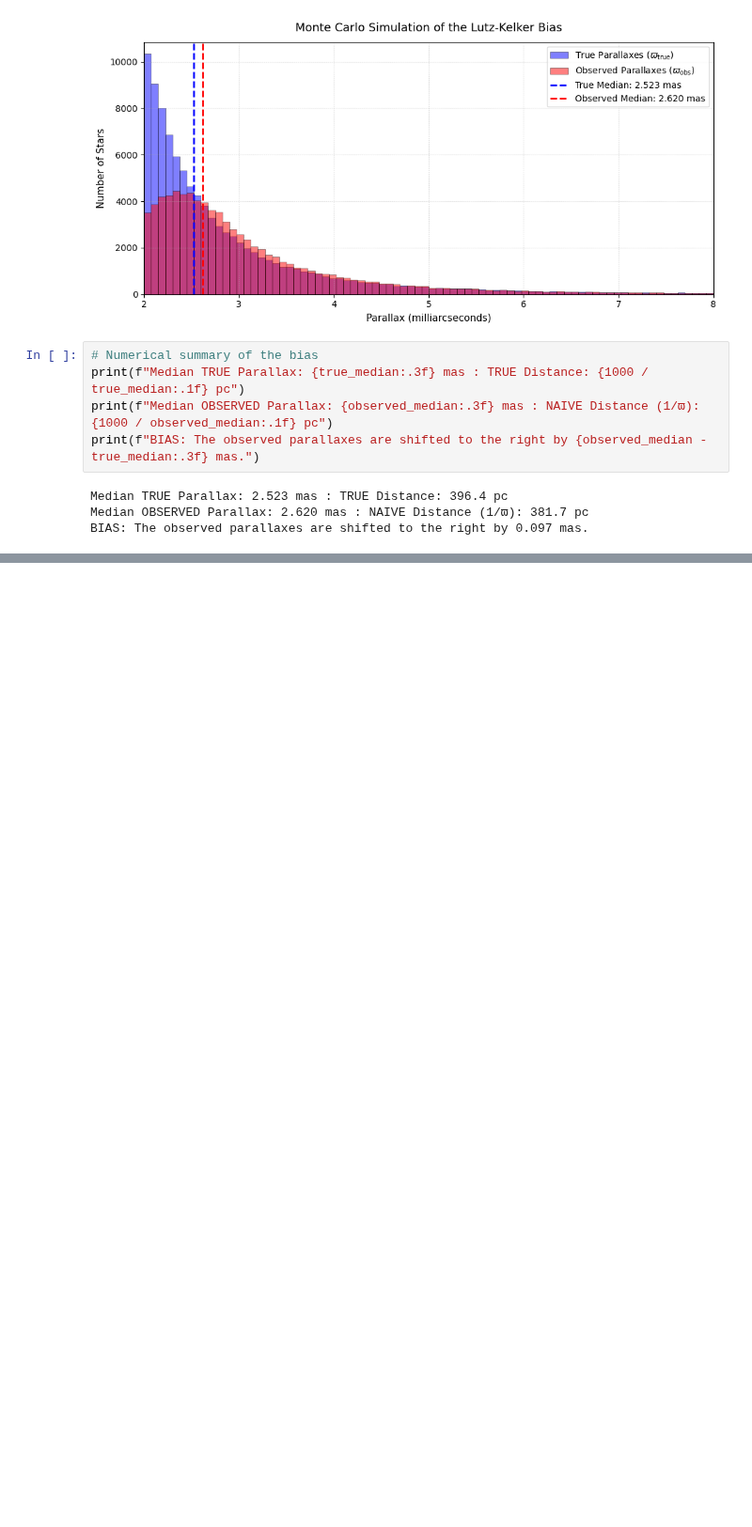
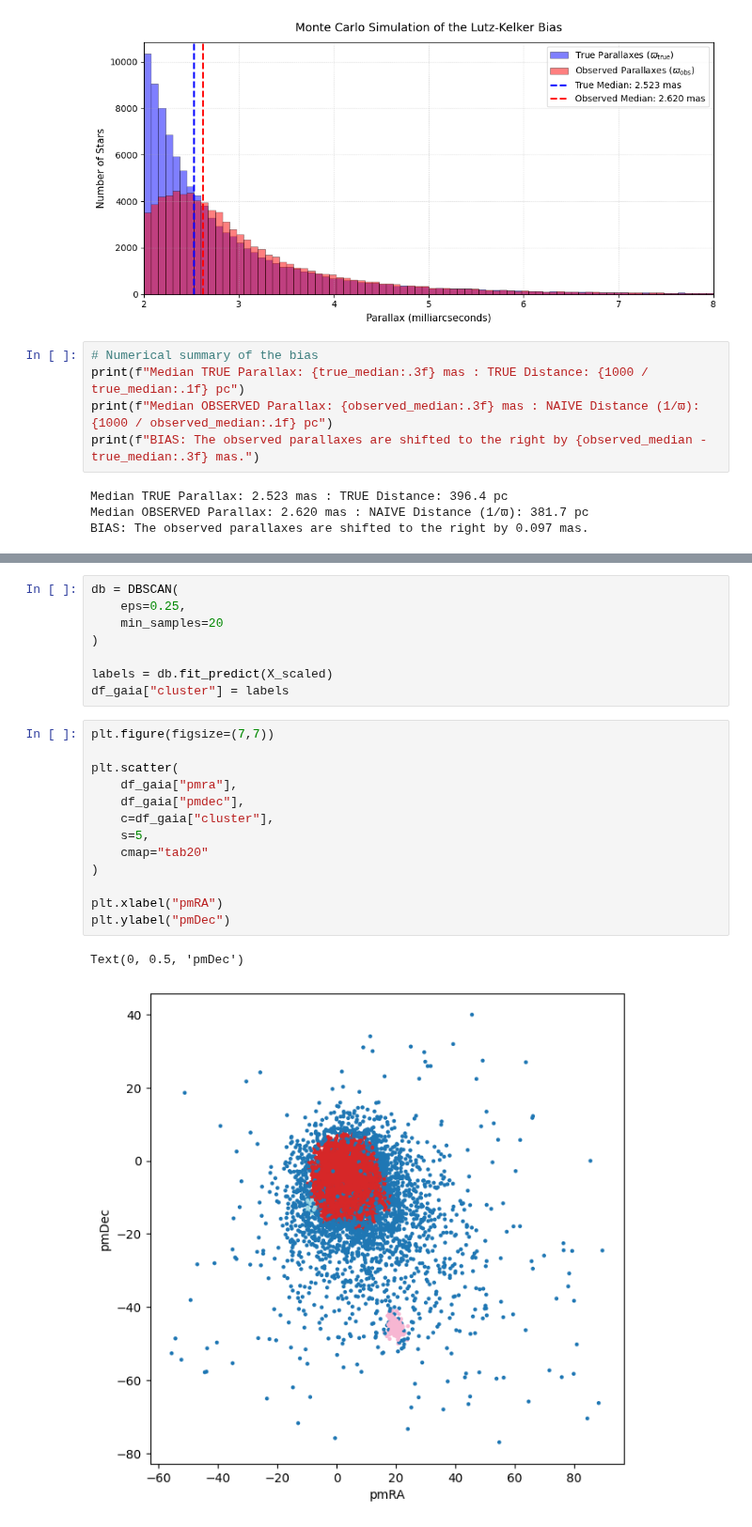
Before and after one commit to Paul0112/gaia-hr-diagram-bias, a Jupyter notebook: notebooks/gaia_hr_diagram_bias_I.ipynb, the cells around one changed output, grey strips where cells are left out. Shown at 94% size. Cells and saved outputs as stored; diff of their text form; blank space fills up the shorter version.

```diff
--- a/notebooks/gaia_hr_diagram_bias_I.ipynb
+++ b/notebooks/gaia_hr_diagram_bias_I.ipynb
@@ -315,0 +348,24 @@ Nevertheless, the limitations of the Monte Carlo simulation should be acknowledg
+# %%
+db = DBSCAN(
+    eps=0.25,
+    min_samples=20
+)
+
+labels = db.fit_predict(X_scaled)
+df_gaia["cluster"] = labels
+# %%
+plt.figure(figsize=(7,7))
+
+plt.scatter(
+    df_gaia["pmra"],
+    df_gaia["pmdec"],
+    c=df_gaia["cluster"],
+    s=5,
+    cmap="tab20"
+)
+
+plt.xlabel("pmRA")
+plt.ylabel("pmDec")
+# %% [output]
+Text(0, 0.5, 'pmDec')
+[figure, added]
```
Also changed, not shown: parts of 11 cells of this notebook, 6 other files.
